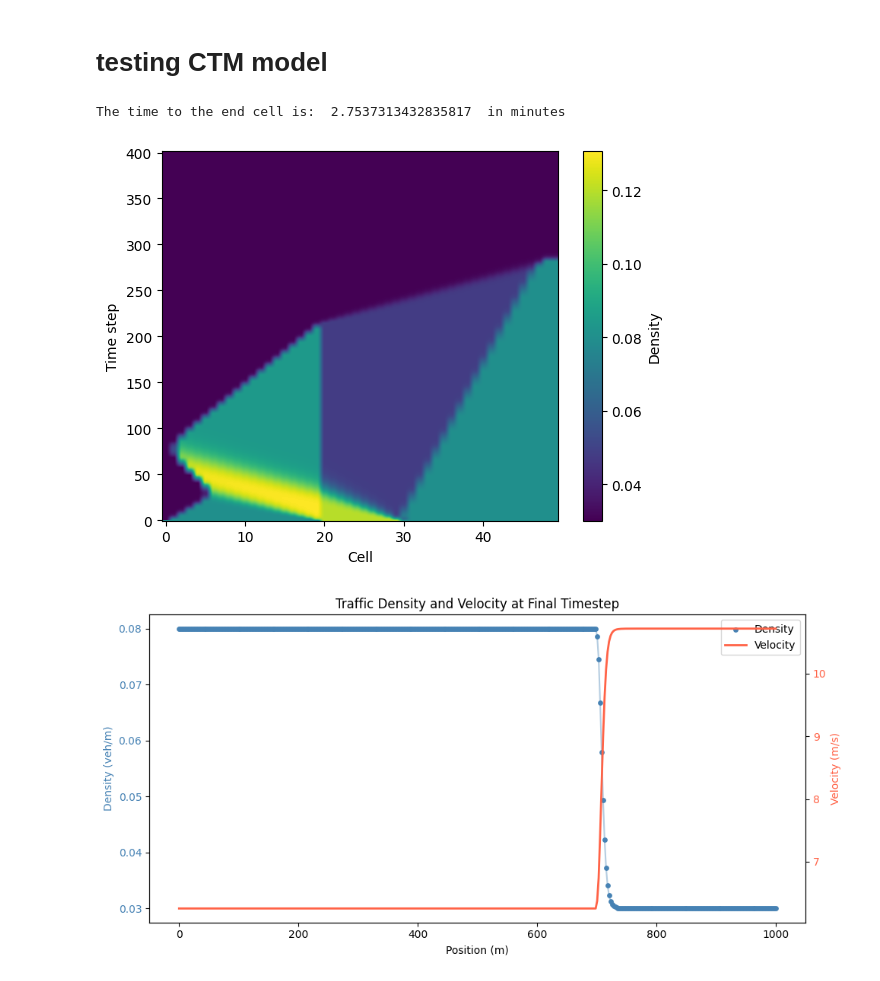
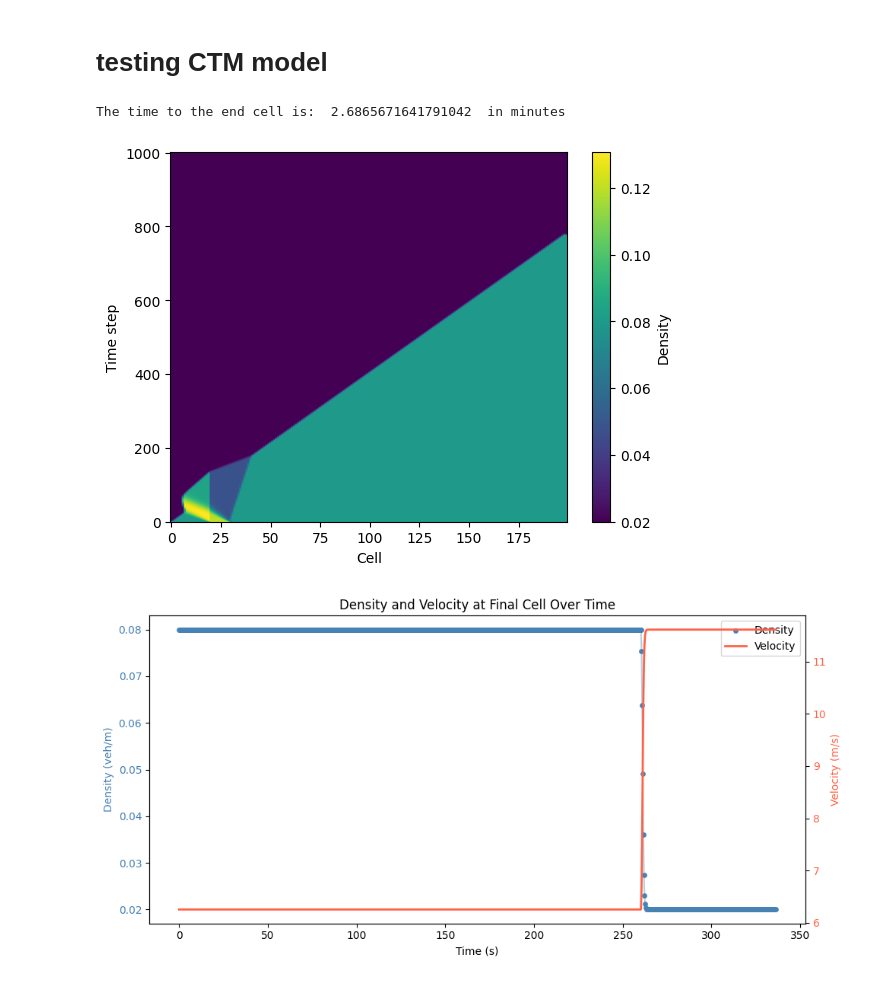
Before and after one commit to damianfrench/General-Physics, a Jupyter notebook: code/main.ipynb, the cells around one changed output. Cells and saved outputs as stored; diff of their text form; code cells hidden in the pictures.

```diff
--- a/code/main.ipynb
+++ b/code/main.ipynb
@@ -58,9 +58,9 @@ S
 # Road setup
 import numpy as np
 import CTM
-N = 50                         # number of cells
+N = 200                         # number of cells
 road_length = 1000              # metres
-cell_widths = np.full(N, road_length / N)  # uniform 20m cells
+cell_widths = np.full(N, road_length / N)  # uniform 5m cells
 
 # Traffic parameters
 v_free = 13.4                     # m/s (about 108 km/h, motorway speed)
@@ -72,49 +72,52 @@ density_init = np.full(N, 0.08)  # 0.02 veh/m, well below critical
 density_init[20:30] = 0.12
 
 # Inlet density — slightly higher to push traffic in
-inlet_density = 0.03
+inlet_density = 0.02
 
 model = CTM.CTM_model(cell_widths, density_init, jam_density, max_flow, v_free)
-model.recursive_stepping(0, inlet_density, total_steps=400)
+model.recursive_stepping(0, inlet_density, total_steps=1000)
 
-time=model.travel_time(start_cell=0, end_cell=49)
-print("The time to the end cell is: ",time/60," in minutes")
+time=model.travel_time(start_cell=0, end_cell=199)
+try:
+    print("The time to the end cell is: ",time/60," in minutes")
+except:
+    print("The car didn't reach the end in the given number of steps")
 
 import matplotlib.pyplot as plt
 plt.imshow(np.array(model.history), aspect='auto', origin='lower')
 plt.xlabel('Cell'); plt.ylabel('Time step'); plt.colorbar(label='Density')
 plt.show()
 
 final_density=np.array(model.history)[:,-1]
 final_velocity= v_free * (1 - final_density / jam_density)
 
 
 fig, ax1 = plt.subplots(figsize=(10, 5))
 
-x = np.linspace(0, road_length, len(final_density))
+final_cell_density = np.array(model.history)[:, -1]
+final_cell_velocity = v_free * (1 - final_cell_density / jam_density)
 
-# Density on left axis
-ax1.scatter(x, final_density, color='steelblue', s=15, label='Density')
-ax1.plot(x, final_density, color='steelblue', alpha=0.4)
-ax1.set_xlabel('Position (m)')
+timesteps = np.arange(len(final_cell_density)) * model.step_width  # convert to seconds
+
+ax1.scatter(timesteps, final_cell_density, color='steelblue', s=15, label='Density')
+ax1.plot(timesteps, final_cell_density, color='steelblue', alpha=0.4)
+ax1.set_xlabel('Time (s)')
 ax1.set_ylabel('Density (veh/m)', color='steelblue')
 ax1.tick_params(axis='y', labelcolor='steelblue')
 
-# Velocity on right axis
 ax2 = ax1.twinx()
-ax2.plot(x, final_velocity, color='tomato', linewidth=2, label='Velocity')
+ax2.plot(timesteps, final_cell_velocity, color='tomato', linewidth=2, label='Velocity')
 ax2.set_ylabel('Velocity (m/s)', color='tomato')
 ax2.tick_params(axis='y', labelcolor='tomato')
 
-# Combined legend
 lines1, labels1 = ax1.get_legend_handles_labels()
 lines2, labels2 = ax2.get_legend_handles_labels()
 ax1.legend(lines1 + lines2, labels1 + labels2, loc='upper right')
 
-plt.title('Traffic Density and Velocity at Final Timestep')
+plt.title('Density and Velocity at Final Cell Over Time')
 fig.tight_layout()
 plt.show()
 # %% [output]
-The time to the end cell is:  2.7537313432835817  in minutes
+The time to the end cell is:  2.6865671641791042  in minutes
-[figure, old version]
+[figure, new version]
-[figure, old version]
+[figure, new version]
```
